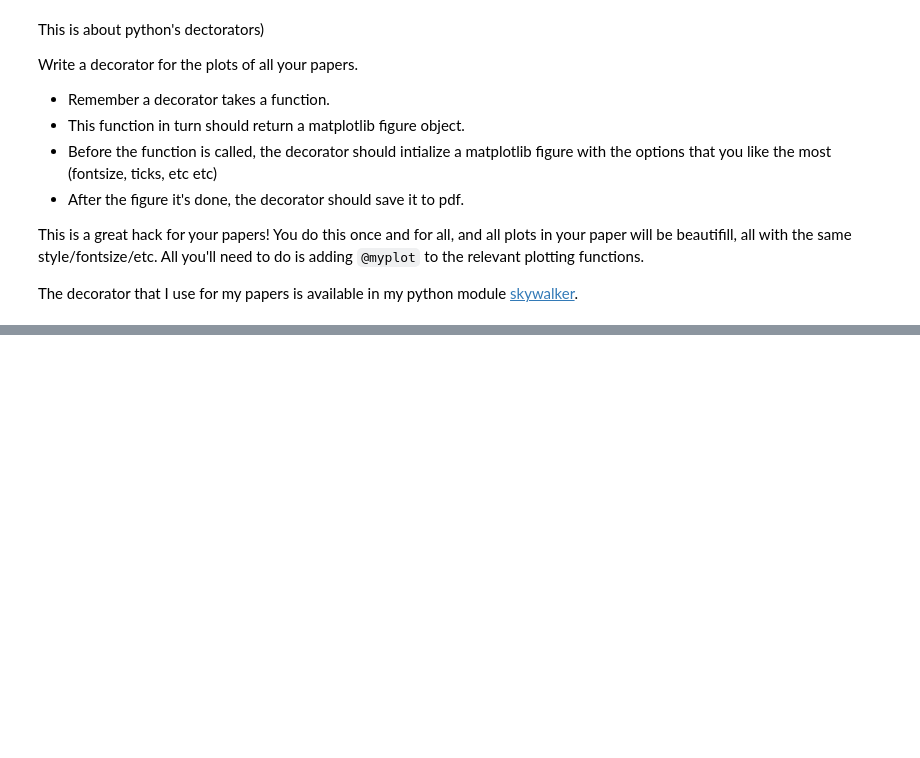
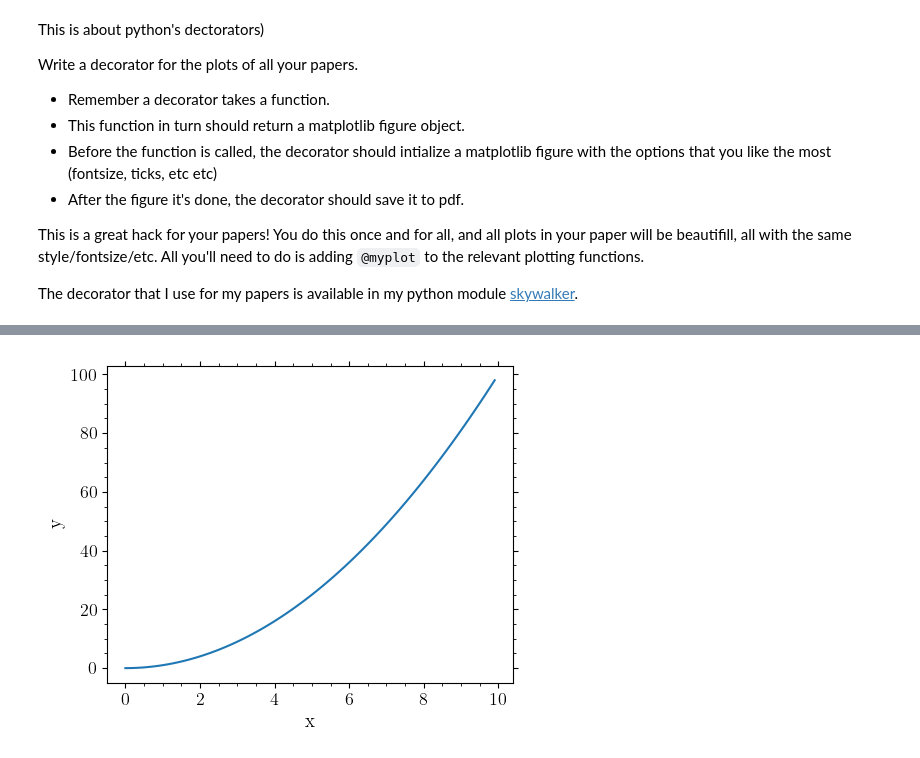
Before and after one commit to dgerosa/scientificcomputing_bicocca_2023, a Jupyter notebook: working/L07_numba_multiprocessing.ipynb, the cells around one changed output, grey strips where cells are left out. Cells and saved outputs as stored; diff of their text form; code cells hidden in the pictures; blank space fills up the shorter version.

```diff
--- a/working/L07_numba_multiprocessing.ipynb
+++ b/working/L07_numba_multiprocessing.ipynb
@@ -102,3 +102,32 @@ Write a decorator for the plots of all your papers.
 This is a great hack for your papers! You do this once and for all, and all plots in your paper will be beautifill, all with the same style/fontsize/etc. All you'll need to do is adding `@myplot` to the relevant plotting functions.
 
 The decorator that I use for my papers is available in my python module [skywalker](https://github.com/dgerosa/skywalker).
+# %%
+def standardPlot(func):
+    def wrapper():
+        import matplotlib.pyplot as plt
+
+        plt.rcParams.update({
+            'figure.figsize': (5, 4),
+            'text.usetex': True,
+            'font.family':'Latin Modern Roman',
+            'axes.labelsize':14,
+            'legend.fontsize':12,
+            'xtick.labelsize':13,
+            'xtick.direction':'out',
+            'xtick.top':True,
+            'xtick.minor.visible':True,
+            'ytick.labelsize':13,
+            'ytick.direction':'out',
+            'ytick.right':True,
+            'ytick.minor.visible':True,
+            'savefig.dpi': 500,
+            'savefig.format': 'pdf'
+        })
+
+        fig, ax = plt.subplots()
+        result = func(ax=ax)
+        plt.tight_layout()
+        plt.savefig(f"{func.__name__}.pdf")
+        return result
+    return wrapper
@@ -104,0 +144,10 @@ The decorator that I use for my papers is available in my python module [skywalk
+# %%
+@standardPlot
+def myPlot(ax):
+    ax.plot(np.arange(0,10,0.1), np.arange(0,10,0.1)**2)
+    ax.set_xlabel('x')
+    ax.set_ylabel('y')
+
+myPlot()
+# %% [output]
+[figure, added]
```
Also changed, not shown: parts of 1 cell of this notebook, 11 other files.
